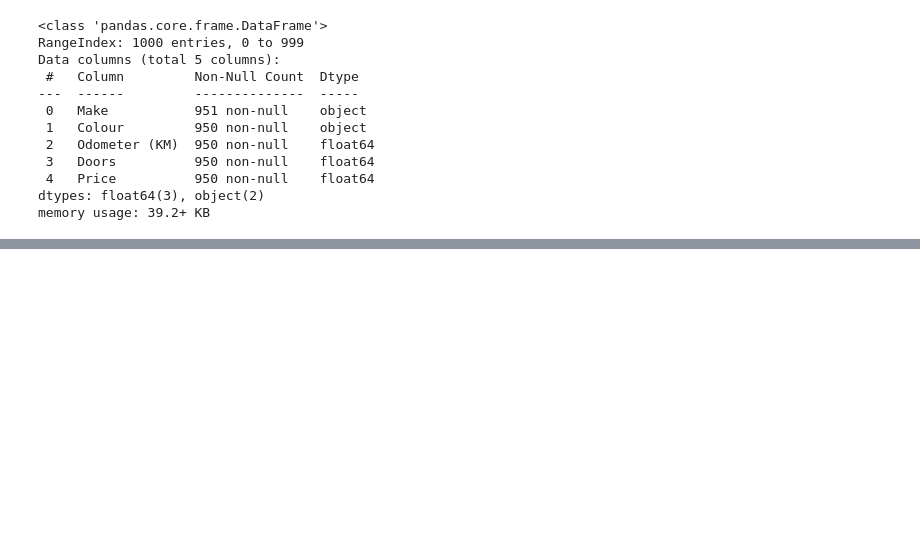
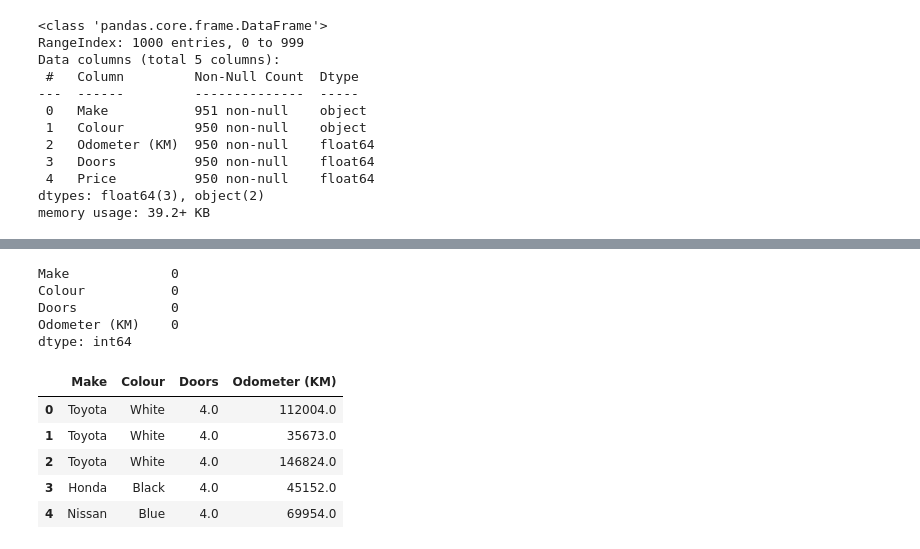
Before and after one commit to nevaan9/zero-to-mastery-ml, a Jupyter notebook: nevaanperera_practice/Cleaning, manipulating and transforming data.ipynb, the cells around one changed output, grey strips where cells are left out. Cells and saved outputs as stored; diff of their text form; code cells hidden in the pictures; blank space fills up the shorter version.

```diff
--- a/nevaanperera_practice/Cleaning, manipulating and transforming data.ipynb
+++ b/nevaanperera_practice/Cleaning, manipulating and transforming data.ipynb
@@ -263,3 +263,16 @@ Data columns (total 5 columns):
  4   Price          950 non-null    float64
 dtypes: float64(3), object(2)
 memory usage: 39.2+ KB
+# %%
+from sklearn.model_selection import train_test_split
+import numpy as np
+
+# Split into X & y
+X_mis_2 = car_sales_missing_2.drop("Price", axis=1)
+y_mis_2 = car_sales_missing_2["Price"]
+
+# Split data into train and test
+np.random.seed(42)
+X_train_mis_2, X_test_mis_2, y_train_mis_2, y_test_mis_2 = train_test_split(X_mis_2,
+                                                    y_mis_2,
+                                                    test_size=0.2)
@@ -272,3 +294,23 @@ from sklearn.compose import ColumnTransformer
 cat_imputer = SimpleImputer(strategy="constant", fill_value="missing")
 door_imputer = SimpleImputer(strategy="constant", fill_value=4)
 num_imputer = SimpleImputer(strategy="mean")
+
+# define the columns
+cat_features = ['Make', 'Colour']
+door_features = ['Doors']
+num_features = ['Odometer (KM)']
+
+# Creat an imputer (Something that fills missing data)
+imputer = ColumnTransformer([
+    ("cat_imputer", cat_imputer, cat_features),
+    ("door_imputer", door_imputer, door_features),
+    ("num_imputer", num_imputer, num_features),
+])
+
+# fit_transform imputes the missing values from the training set and fills them simultaneously
+filled_X_train_mis_2 = imputer.fit_transform(X_train_mis_2)
+
+# tranform takes the imputing missing values from the training set and fills the test set with them
+filled_X_test_mis_2 = imputer.transform(X_test_mis_2)
+
+filled_X_train_mis_2
@@ -274,0 +325,25 @@ num_imputer = SimpleImputer(strategy="mean")
+# %%
+# Get our transformed data array's back into DataFrame's
+car_sales_filled_train_2 = pd.DataFrame(filled_X_train_mis_2,
+                                      columns=["Make", "Colour", "Doors", "Odometer (KM)"])
+
+car_sales_filled_test_2 = pd.DataFrame(filled_X_test_mis_2,
+                                     columns=["Make", "Colour", "Doors", "Odometer (KM)"])
+
+# Check missing data in training set
+car_sales_filled_train_2.isna().sum()
+# %% [output]
+Make             0
+Colour           0
+Doors            0
+Odometer (KM)    0
+dtype: int64
+# %%
+car_sales_filled_train_2.head()
+# %% [output]
+|  | Make | Colour | Doors | Odometer (KM) |
+| 0 | Toyota | White | 4.0 | 112004.0 |
+| 1 | Toyota | White | 4.0 | 35673.0 |
+| 2 | Toyota | White | 4.0 | 146824.0 |
+| 3 | Honda | Black | 4.0 | 45152.0 |
+| 4 | Nissan | Blue | 4.0 | 69954.0 |
```
Also changed, not shown: parts of 6 cells of this notebook, 1 other file.
